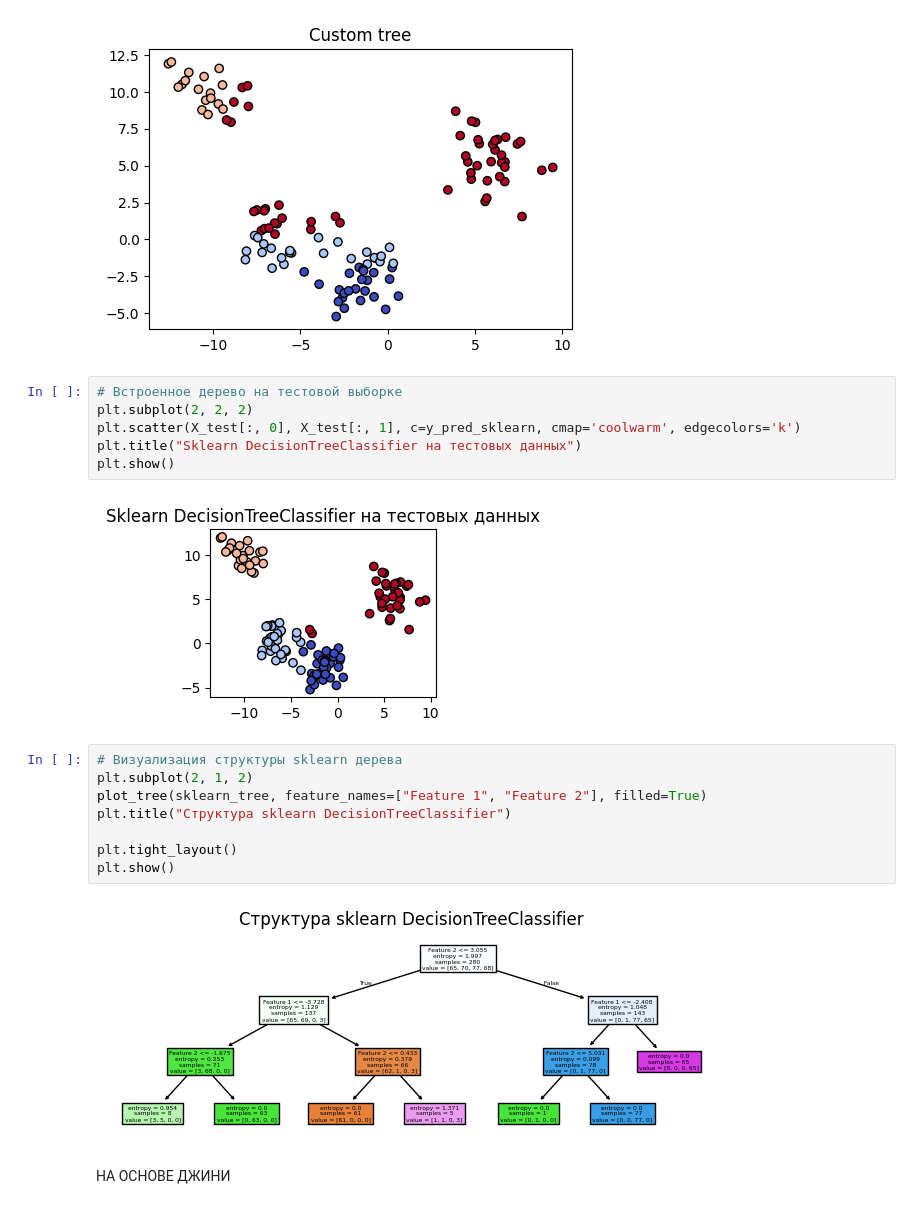
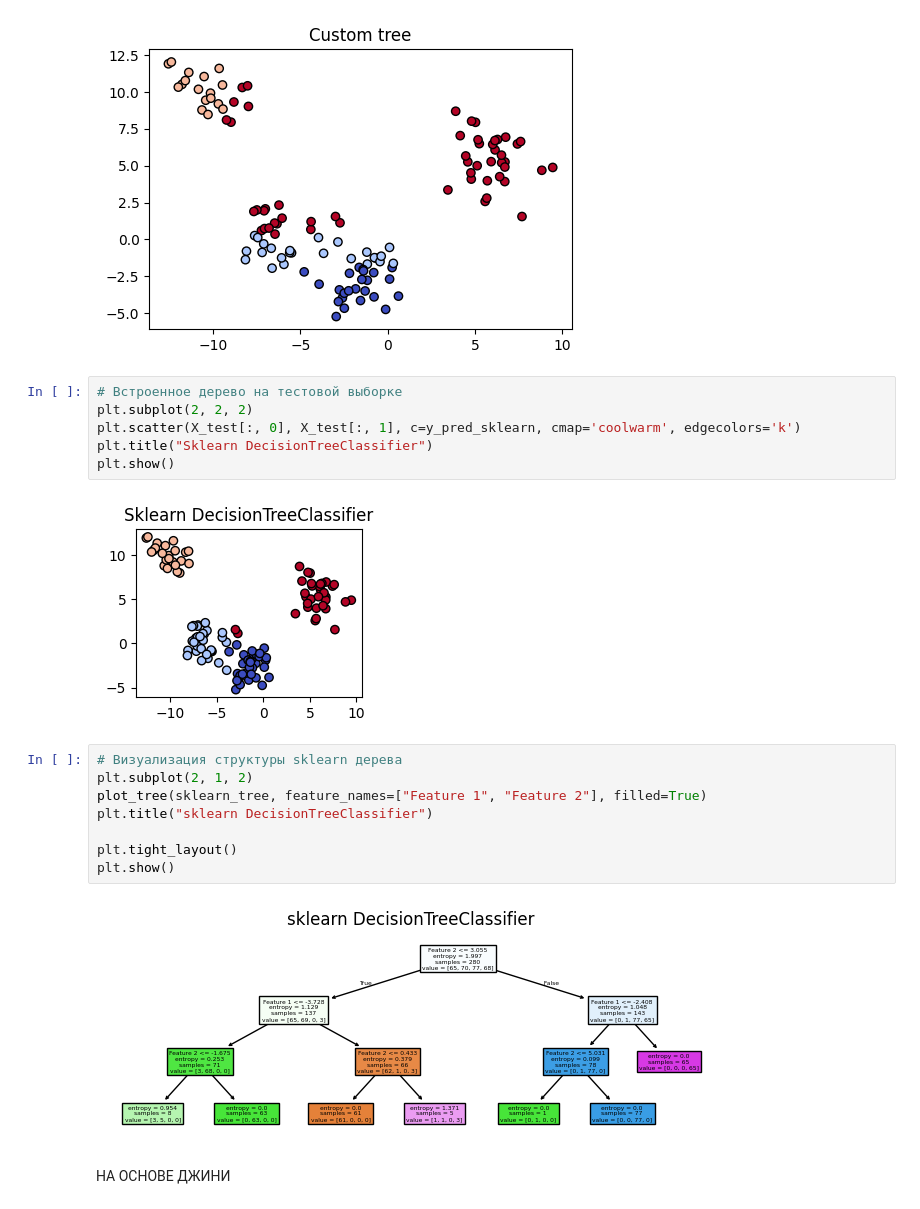
Before and after one commit to Dragoh54/MachineLearning-Labs, a Jupyter notebook: lab6/2024_ML_LR6_MACS (2).ipynb, the cells around one changed output. Saved outputs shown, nothing was run; the diff lists cells and outputs as text.

```diff
--- a/lab6/2024_ML_LR6_MACS (2).ipynb
+++ b/lab6/2024_ML_LR6_MACS (2).ipynb
@@ -210,21 +210,21 @@ plt.show()
 # %%
 # Встроенное дерево на тестовой выборке
 plt.subplot(2, 2, 2)
 plt.scatter(X_test[:, 0], X_test[:, 1], c=y_pred_sklearn, cmap='coolwarm', edgecolors='k')
-plt.title("Sklearn DecisionTreeClassifier на тестовых данных")
+plt.title("Sklearn DecisionTreeClassifier")
 plt.show()
 # %% [output]
-[figure, old version]
+[figure, new version]
 # %%
 # Визуализация структуры sklearn дерева
 plt.subplot(2, 1, 2)
 plot_tree(sklearn_tree, feature_names=["Feature 1", "Feature 2"], filled=True)
-plt.title("Структура sklearn DecisionTreeClassifier")
+plt.title("sklearn DecisionTreeClassifier")
 
 plt.tight_layout()
 plt.show()
 # %% [output]
-[figure, old version]
+[figure, new version]
 # %% [markdown]
 НА ОСНОВЕ ДЖИНИ
 # %%
```
Also changed, not shown: parts of 3 cells of this notebook, 2 other files.
